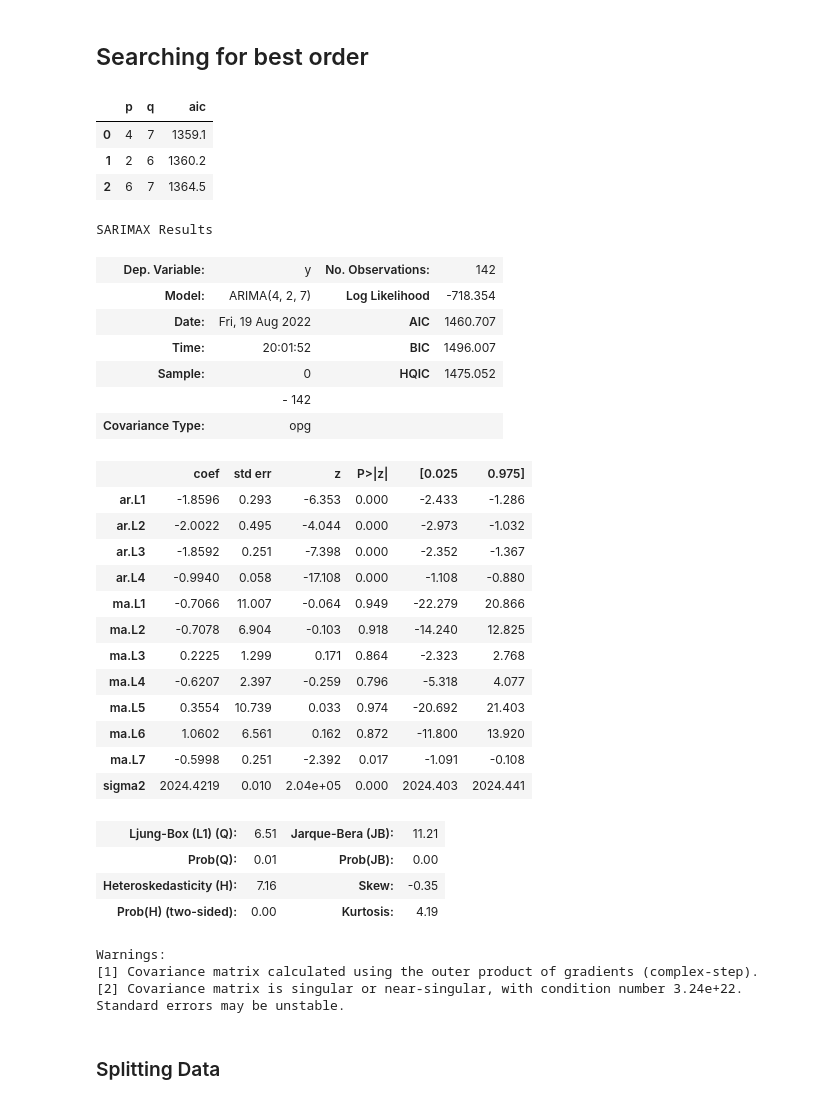
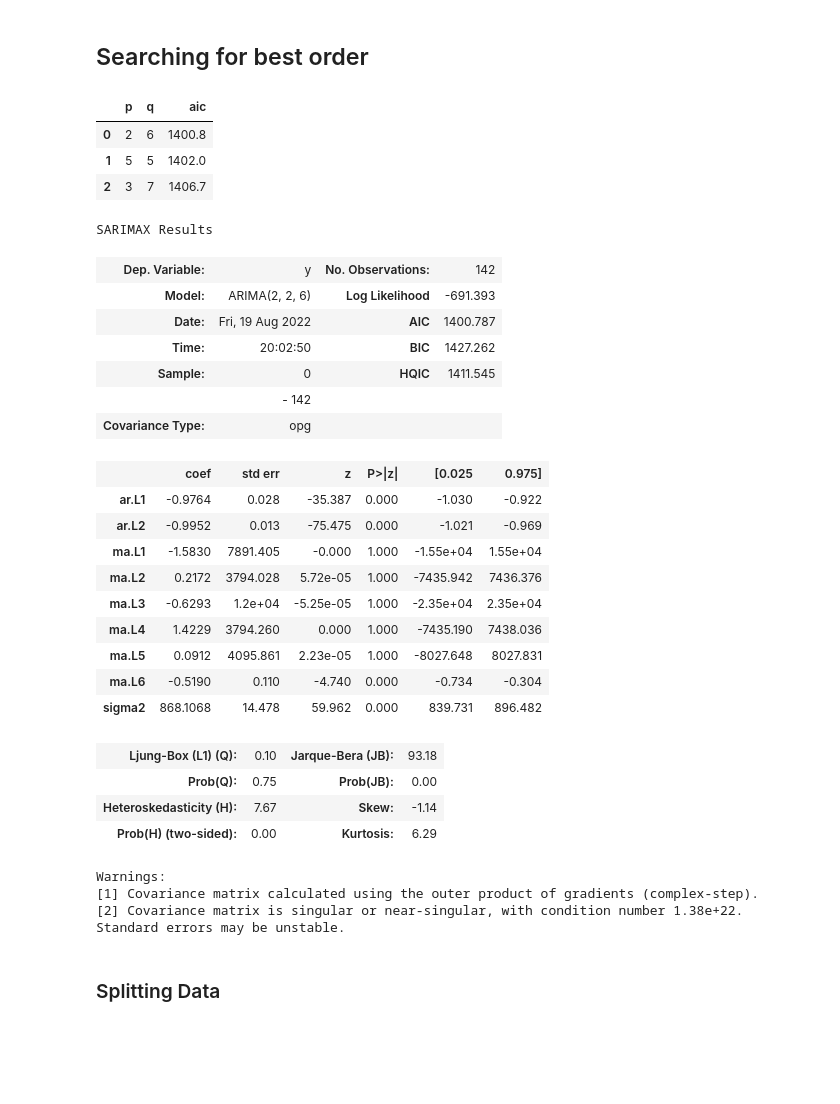
Before and after one commit to PabloJRW/Air-Passengers-Forecasting, a Jupyter notebook: notebooks/1.0 Temporal_Structure.ipynb, the cells around one changed output. Drawn from its saved outputs; the diff is of its cells as text; code cells hidden in the pictures; blank space fills up the shorter version.

```diff
--- a/notebooks/1.0 Temporal_Structure.ipynb
+++ b/notebooks/1.0 Temporal_Structure.ipynb
@@ -128,7 +128,7 @@ akaike = list()
 for p in range(1,8):
     for q in range(1,8):
         try:
-            model = ARIMA(air_diff, order=(p,1,q))
+            model = ARIMA(air_diff, order=(p,2,q))
             res = model.fit()
             akaike.append([p,q, round(res.aic, 1)])
         except:
@@ -138,42 +138,39 @@ aic = pd.DataFrame(akaike, columns=["p","q","aic"])
 aic.sort_values(by="aic", ignore_index=True, )[:3]
 # %% [output]
 |  | p | q | aic |
-| 0 | 4 | 7 | 1359.1 |
-| 1 | 2 | 6 | 1360.2 |
-| 2 | 6 | 7 | 1364.5 |
+| 0 | 2 | 6 | 1400.8 |
+| 1 | 5 | 5 | 1402.0 |
+| 2 | 3 | 7 | 1406.7 |
 # %%
-model = ARIMA(air_diff, order=(4,2,7))
+model = ARIMA(air_diff, order=(2,2,6))
 res = model.fit()
 res.summary()
 # %% [output]
 SARIMAX Results
 | Dep. Variable: | y | No. Observations: | 142 |
-| Model: | ARIMA(4, 2, 7) | Log Likelihood | -718.354 |
-| Date: | Fri, 19 Aug 2022 | AIC | 1460.707 |
-| Time: | 20:01:52 | BIC | 1496.007 |
-| Sample: | 0 | HQIC | 1475.052 |
+| Model: | ARIMA(2, 2, 6) | Log Likelihood | -691.393 |
+| Date: | Fri, 19 Aug 2022 | AIC | 1400.787 |
+| Time: | 20:02:50 | BIC | 1427.262 |
+| Sample: | 0 | HQIC | 1411.545 |
 |  | - 142 |  |  |
 | Covariance Type: | opg |  |  |
 |  | coef | std err | z | P>|z| | [0.025 | 0.975] |
-| ar.L1 | -1.8596 | 0.293 | -6.353 | 0.000 | -2.433 | -1.286 |
-| ar.L2 | -2.0022 | 0.495 | -4.044 | 0.000 | -2.973 | -1.032 |
-| ar.L3 | -1.8592 | 0.251 | -7.398 | 0.000 | -2.352 | -1.367 |
-| ar.L4 | -0.9940 | 0.058 | -17.108 | 0.000 | -1.108 | -0.880 |
-| ma.L1 | -0.7066 | 11.007 | -0.064 | 0.949 | -22.279 | 20.866 |
-| ma.L2 | -0.7078 | 6.904 | -0.103 | 0.918 | -14.240 | 12.825 |
-| ma.L3 | 0.2225 | 1.299 | 0.171 | 0.864 | -2.323 | 2.768 |
-| ma.L4 | -0.6207 | 2.397 | -0.259 | 0.796 | -5.318 | 4.077 |
-| ma.L5 | 0.3554 | 10.739 | 0.033 | 0.974 | -20.692 | 21.403 |
-| ma.L6 | 1.0602 | 6.561 | 0.162 | 0.872 | -11.800 | 13.920 |
-| ma.L7 | -0.5998 | 0.251 | -2.392 | 0.017 | -1.091 | -0.108 |
-| sigma2 | 2024.4219 | 0.010 | 2.04e+05 | 0.000 | 2024.403 | 2024.441 |
+| ar.L1 | -0.9764 | 0.028 | -35.387 | 0.000 | -1.030 | -0.922 |
+| ar.L2 | -0.9952 | 0.013 | -75.475 | 0.000 | -1.021 | -0.969 |
+| ma.L1 | -1.5830 | 7891.405 | -0.000 | 1.000 | -1.55e+04 | 1.55e+04 |
+| ma.L2 | 0.2172 | 3794.028 | 5.72e-05 | 1.000 | -7435.942 | 7436.376 |
+| ma.L3 | -0.6293 | 1.2e+04 | -5.25e-05 | 1.000 | -2.35e+04 | 2.35e+04 |
+| ma.L4 | 1.4229 | 3794.260 | 0.000 | 1.000 | -7435.190 | 7438.036 |
+| ma.L5 | 0.0912 | 4095.861 | 2.23e-05 | 1.000 | -8027.648 | 8027.831 |
+| ma.L6 | -0.5190 | 0.110 | -4.740 | 0.000 | -0.734 | -0.304 |
+| sigma2 | 868.1068 | 14.478 | 59.962 | 0.000 | 839.731 | 896.482 |
-| Ljung-Box (L1) (Q): | 6.51 | Jarque-Bera (JB): | 11.21 |
-| Prob(Q): | 0.01 | Prob(JB): | 0.00 |
-| Heteroskedasticity (H): | 7.16 | Skew: | -0.35 |
-| Prob(H) (two-sided): | 0.00 | Kurtosis: | 4.19 |
+| Ljung-Box (L1) (Q): | 0.10 | Jarque-Bera (JB): | 93.18 |
+| Prob(Q): | 0.75 | Prob(JB): | 0.00 |
+| Heteroskedasticity (H): | 7.67 | Skew: | -1.14 |
+| Prob(H) (two-sided): | 0.00 | Kurtosis: | 6.29 |
 Warnings:
 [1] Covariance matrix calculated using the outer product of gradients (complex-step).
-[2] Covariance matrix is singular or near-singular, with condition number 3.24e+22. Standard errors may be unstable.
+[2] Covariance matrix is singular or near-singular, with condition number 1.38e+22. Standard errors may be unstable.
 # %% [markdown]
 ### Splitting Data
 # %%
```
